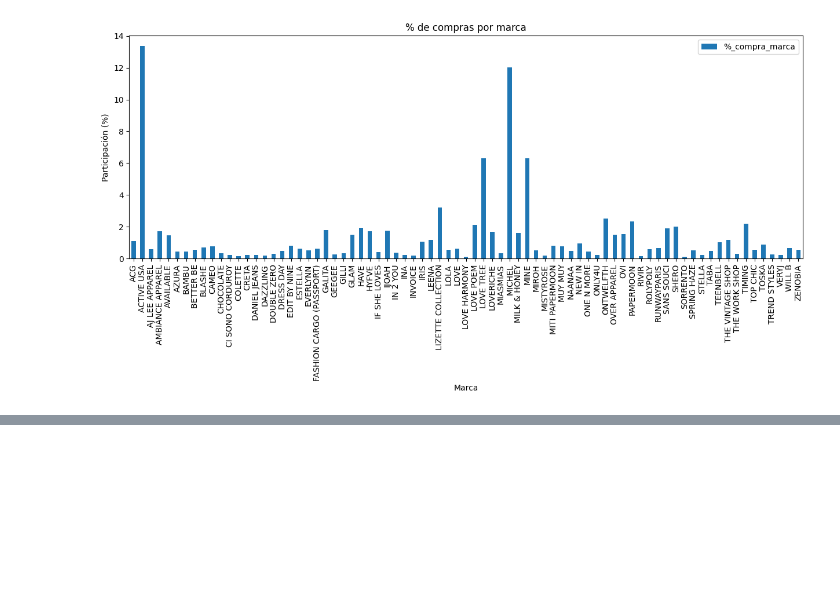
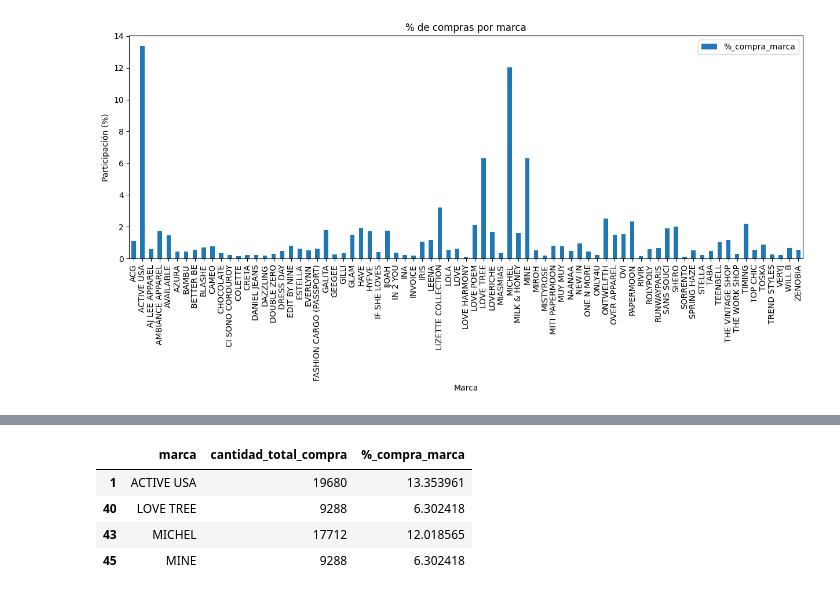
Before and after one commit to Adrian-estrada-chavez/clothing-sales-roi-analysis, a Jupyter notebook: notebooks/Clothing_sales_roi_analysis.ipynb, the cells around one changed output, grey strips where cells are left out. Drawn from its saved outputs; the diff is of its cells as text; code cells hidden in the pictures; blank space fills up the shorter version.

```diff
--- a/notebooks/Clothing_sales_roi_analysis.ipynb
+++ b/notebooks/Clothing_sales_roi_analysis.ipynb
@@ -1059 +1059,10 @@ ValueError: ('Lengths must match to compare', (77,), (3,))
+# %%
+outlier_compra=compras_total_marca[compras_total_marca['%_compra_marca']>6]
+outlier_compra
+# %% [output]
+|  | marca | cantidad_total_compra | %_compra_marca |
+| 1 | ACTIVE USA | 19680 | 13.353961 |
+| 40 | LOVE TREE | 9288 | 6.302418 |
+| 43 | MICHEL | 17712 | 12.018565 |
+| 45 | MINE | 9288 | 6.302418 |
 # %%
```
Also changed, not shown: parts of 10 cells of this notebook.
